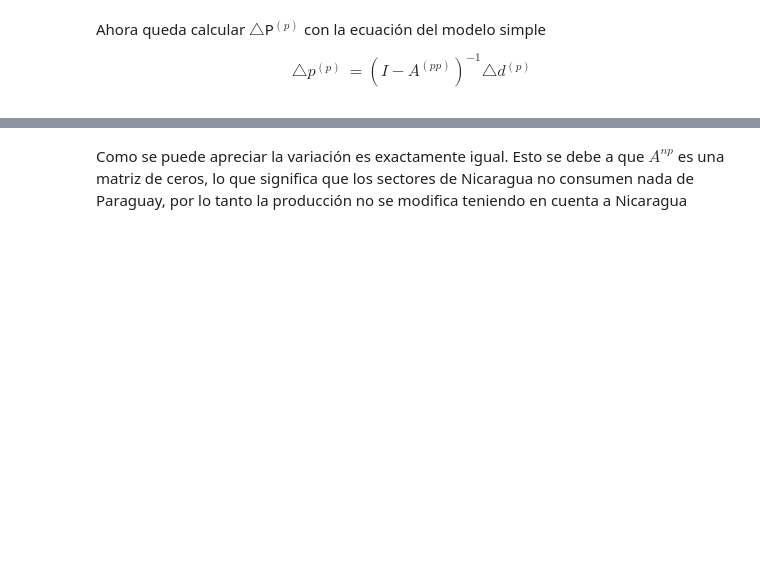
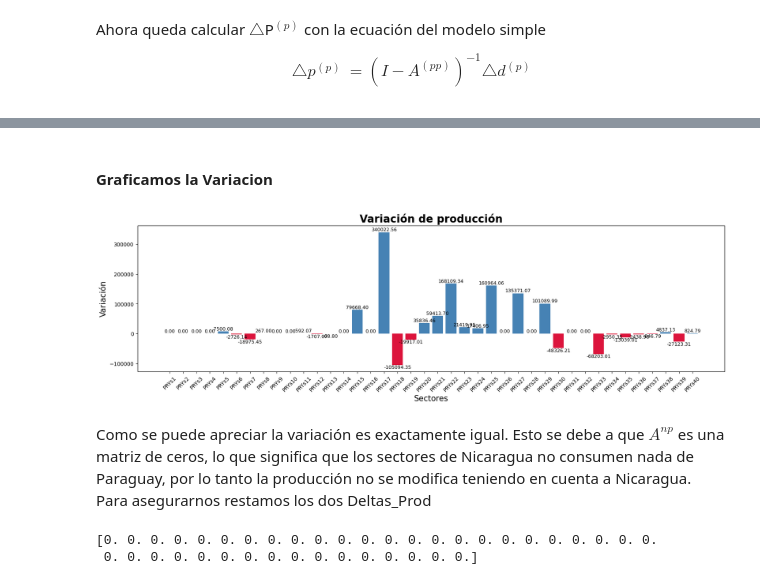
Before and after one commit to Nicowkra/ALC_TP1, a Jupyter notebook: grupo_gr05_TP1.ipynb, the cells around one changed output, grey strips where cells are left out. Cells and saved outputs as stored; diff of their text form; code cells hidden in the pictures; blank space fills up the shorter version.

```diff
--- a/grupo_gr05_TP1.ipynb
+++ b/grupo_gr05_TP1.ipynb
@@ -433,2 +647,33 @@ f.regionSimple()
+# %% [markdown]
+#### Graficamos la Variacion
+# %%
+plt.figure(figsize=(20,5))
+
+plt.bar(range(len(Delta_Prod_Simple)),Delta_Prod_Simple,
+color=np.where(Delta_Prod < 0, 'crimson', 'steelblue') #Color dependiendo de si es positivo o negativo
+)
+
+plt.xticks(range(len(Pry_col)),Pry_col,rotation=45)
+
+plt.title('Variación de producción', fontsize=20, fontweight='bold')
+
+# Agrego los valores encima de cada barra
+for idx, value in enumerate(Delta_Prod_Simple):
+    plt.text(idx, value + (0.01 if value >= 0 else -0.05),
+             f'{value:.2f}', ha='center', va='bottom' if value >= 0 else 'top', fontsize=9)
+
+# Mejoro el estilo de los ejes
+plt.xlabel('Sectores', fontsize=15)
+plt.ylabel('Variación', fontsize=15)
+
+plt.show()
+# %% [output]
+[figure, added]
 # %% [markdown]
-Como se puede apreciar la variación es exactamente igual. Esto se debe a que $A^{np}$ es una matriz de ceros, lo que significa que los sectores de Nicaragua no consumen nada de Paraguay, por lo tanto la producción no se modifica teniendo en cuenta a Nicaragua
+Como se puede apreciar la variación es exactamente igual. Esto se debe a que $A^{np}$ es una matriz de ceros, lo que significa que los sectores de Nicaragua no consumen nada de Paraguay, por lo tanto la producción no se modifica teniendo en cuenta a Nicaragua.
+Para asegurarnos restamos los dos Deltas_Prod
+# %%
+print(Delta_Prod - Delta_Prod_Simple)
+# %% [output]
+[0. 0. 0. 0. 0. 0. 0. 0. 0. 0. 0. 0. 0. 0. 0. 0. 0. 0. 0. 0. 0. 0. 0. 0.
+ 0. 0. 0. 0. 0. 0. 0. 0. 0. 0. 0. 0. 0. 0. 0. 0.]
```
Also changed, not shown: parts of 19 cells of this notebook, 2 other files.
